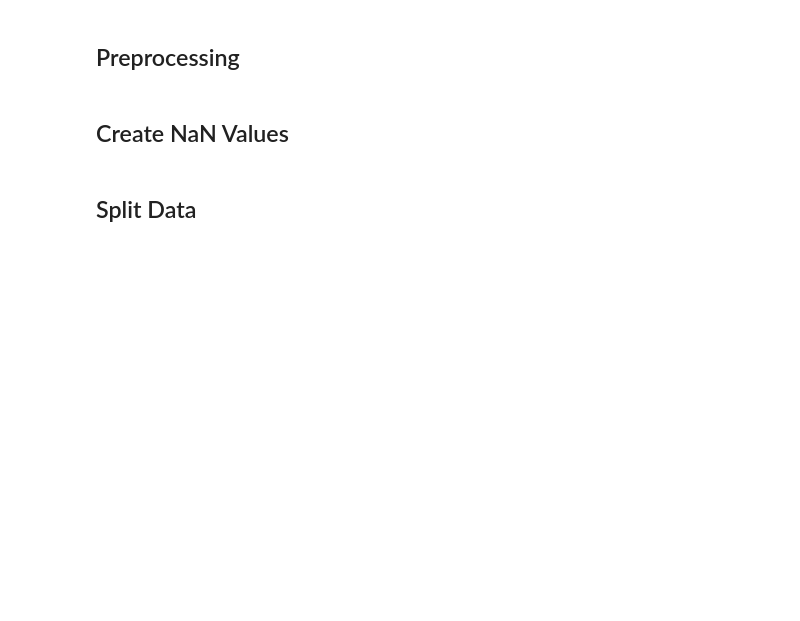
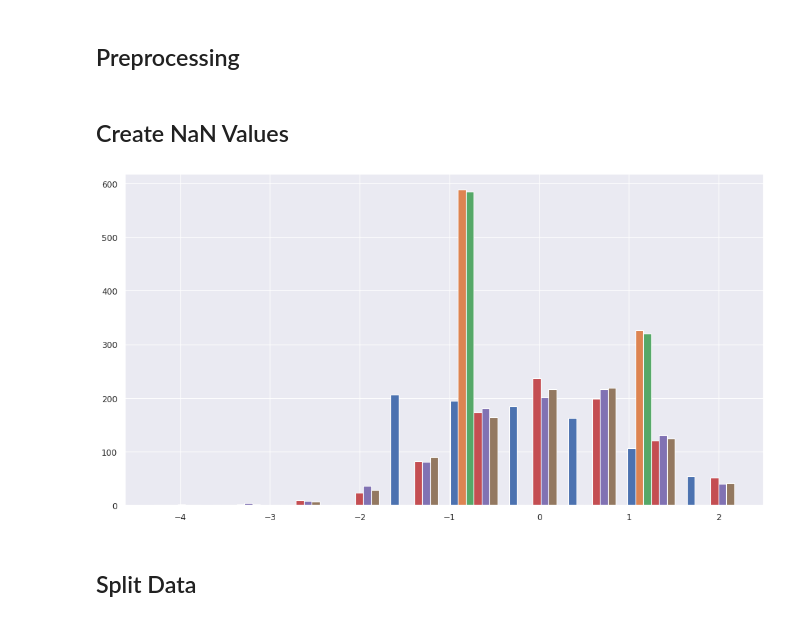
Before and after one commit to dannyfuf/ML, a Jupyter notebook: Parte 1/students.ipynb, the cells around one changed output. Saved outputs shown, nothing was run; the diff lists cells and outputs as text; code cells hidden in the pictures; blank space fills up the shorter version.

```diff
--- a/Parte 1/students.ipynb
+++ b/Parte 1/students.ipynb
@@ -53,6 +57,12 @@ nan_students = pd.concat([y, nan_students], axis = 1)
 nan_students = nan_students.dropna()
 y_nan = nan_students['gender']
 nan_students = nan_students.drop(columns=['gender'])
+# %%
+figure(figsize=(15, 8), dpi=80)
+plt.hist(nan_students.values)
+plt.show()
+# %% [output]
+[figure, added]
 # %% [markdown]
 ## Split Data
 # %%
```
Also changed, not shown: parts of 10 cells of this notebook.
